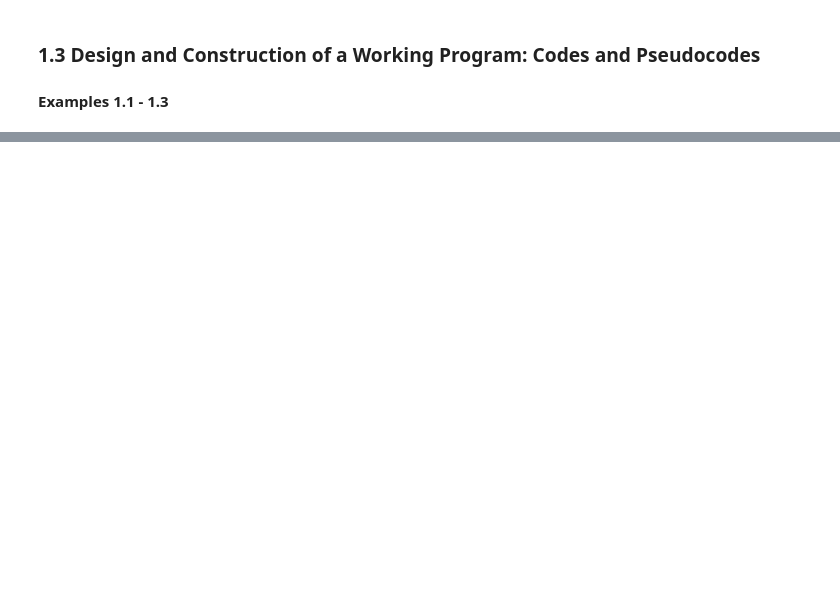
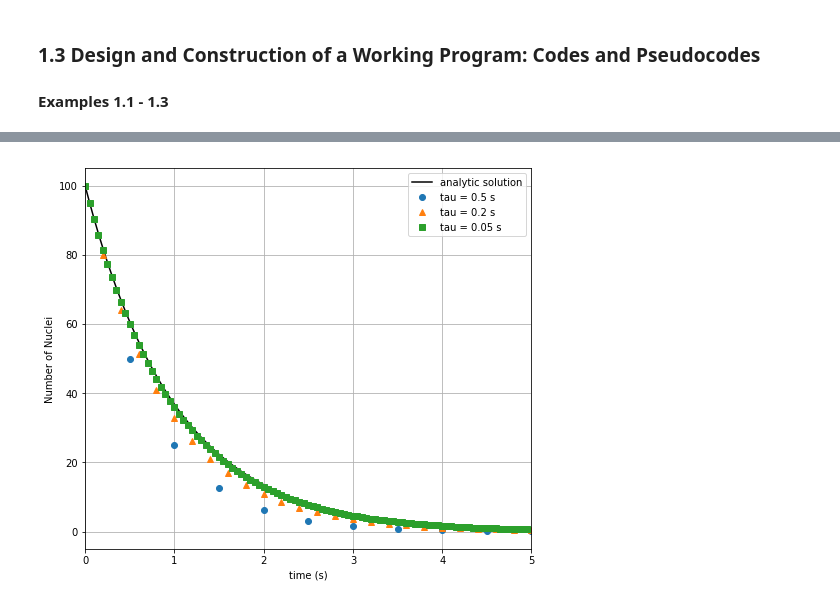
Before and after one commit to Cpt-Catnip/Computational_Physics_Giordano_Nakanishi, a Jupyter notebook: ch1.ipynb, the cells around one changed output, grey strips where cells are left out. Saved outputs shown, nothing was run; the diff lists cells and outputs as text; code cells hidden in the pictures; blank space fills up the shorter version.

```diff
--- a/ch1.ipynb
+++ b/ch1.ipynb
@@ -75,0 +87,40 @@ plt.show()
+# %%
+# Initialize vectors for number of Uranium nuclei and time
+npoints = 100
+n_uranium = np.zeros([3,npoints])
+t = np.zeros([3,npoints])
+
+
+# Set initial values
+t[:,0] = 0
+n_uranium[:,0] = 100
+tau = 1    # seconds
+dt = np.array([0.5, 0.2, 0.05])  # seconds
+
+for n in range(dt.size):
+
+    # Perform Euler loop
+    for i in range(npoints-1):    # i ranges from 0 to npoints-2
+        n_uranium[n,i+1] = n_uranium[n,i] - (n_uranium[n,i]/tau)*dt[n]
+        t[n,i+1] = t[n,i] + dt[n]    # this step is trivial and can be computed outside of the loop (i.e. t = np.arange(0, 100*dt, dt))
+    # note that i can be in range(1, npoints) and the loop would compute n_uranium[i] = n_uranium[i-1] - ...
+
+# Compute analytical solution for comparison
+n_uranium_analytic = n_uranium[0,0] * np.exp(-1*t[2,:]/tau)
+
+# Plot decay
+fig = plt.figure(figsize=(8,7))
+plt.plot(t[2,:], n_uranium_analytic, 'k-', label='analytic solution')
+plt.plot(t[0], n_uranium[0], 'o', label='tau = 0.5 s')
+plt.plot(t[1], n_uranium[1], '^', label='tau = 0.2 s')
+plt.plot(t[2], n_uranium[2], 's', label='tau = 0.05 s')
+
+plt.xlabel('time (s)')
+plt.ylabel('Number of Nuclei')
+axes = plt.gca()
+axes.set_xlim([0,5])
+plt.grid()
+plt.legend()
+plt.show()
+# %% [output]
+[figure, added]
```
Also changed, not shown: parts of 3 cells of this notebook.
